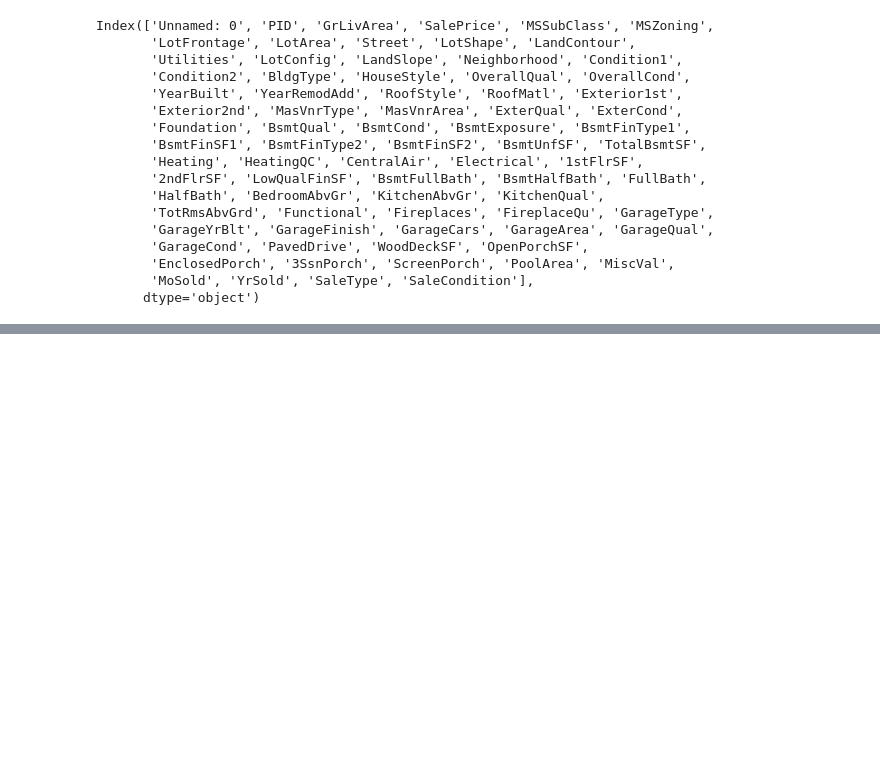
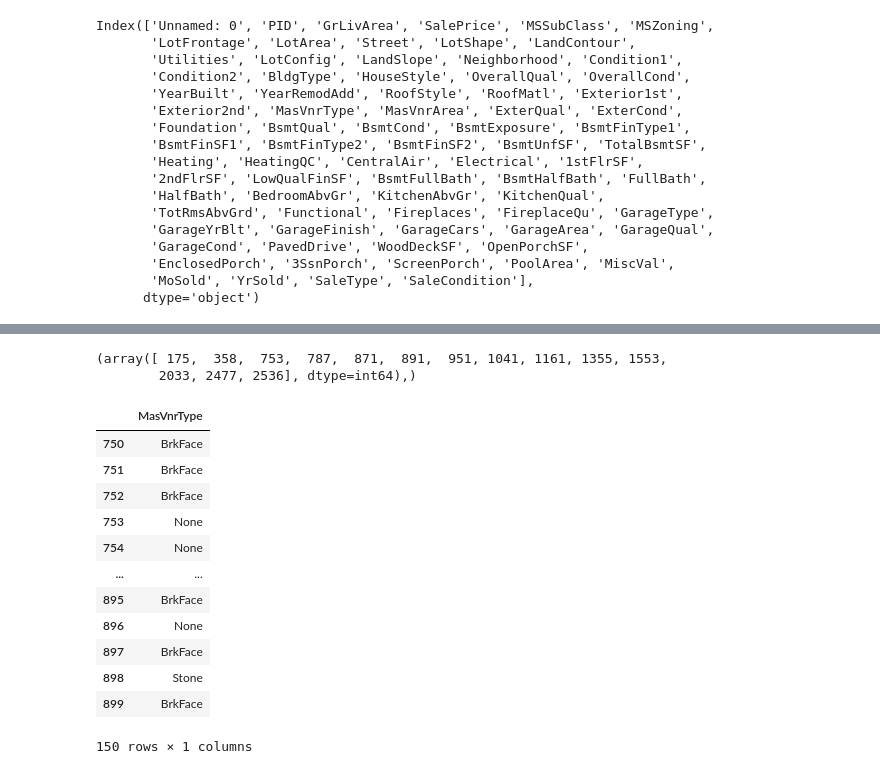
Before and after one commit to brendanhutchinson/Aimes-Iowa-ML, a Jupyter notebook: Brendan/data_munging_ames.ipynb, the cells around one changed output, grey strips where cells are left out. Drawn from its saved outputs; the diff is of its cells as text; code cells hidden in the pictures; blank space fills up the shorter version.

Commit message:
fix MasVnrArea

```diff
--- a/Brendan/data_munging_ames.ipynb
+++ b/Brendan/data_munging_ames.ipynb
@@ -317,0 +342,22 @@ Index(['Unnamed: 0', 'PID', 'GrLivArea', 'SalePrice', 'MSSubClass', 'MSZoning',
+# %%
+np.where(HousePriceDF.MasVnrArea == 'None')
+# %% [output]
+(array([ 175,  358,  753,  787,  871,  891,  951, 1041, 1161, 1355, 1553,
+        2033, 2477, 2536], dtype=int64),)
+# %%
+np.where(HousePriceDF.MasVnrArea == 'None')
+HousePriceDF.iloc[750:900,27:28]
+# %% [output]
+|  | MasVnrType |
+| 750 | BrkFace |
+| 751 | BrkFace |
+| 752 | BrkFace |
+| 753 | None |
+| 754 | None |
+| ... | ... |
+| 895 | BrkFace |
+| 896 | None |
+| 897 | BrkFace |
+| 898 | Stone |
+| 899 | BrkFace |
+150 rows × 1 columns
```
Also changed, not shown: parts of 3 cells of this notebook, 1 other file.
